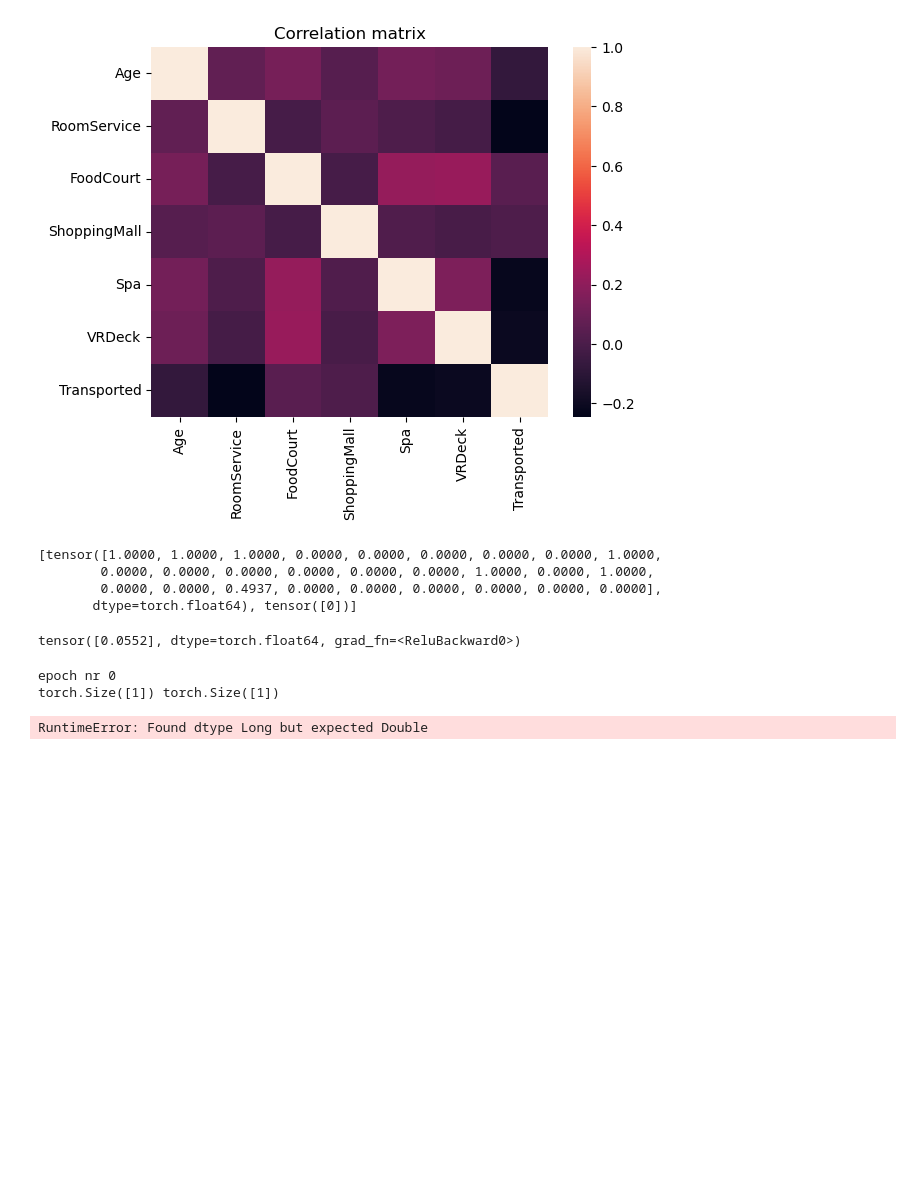
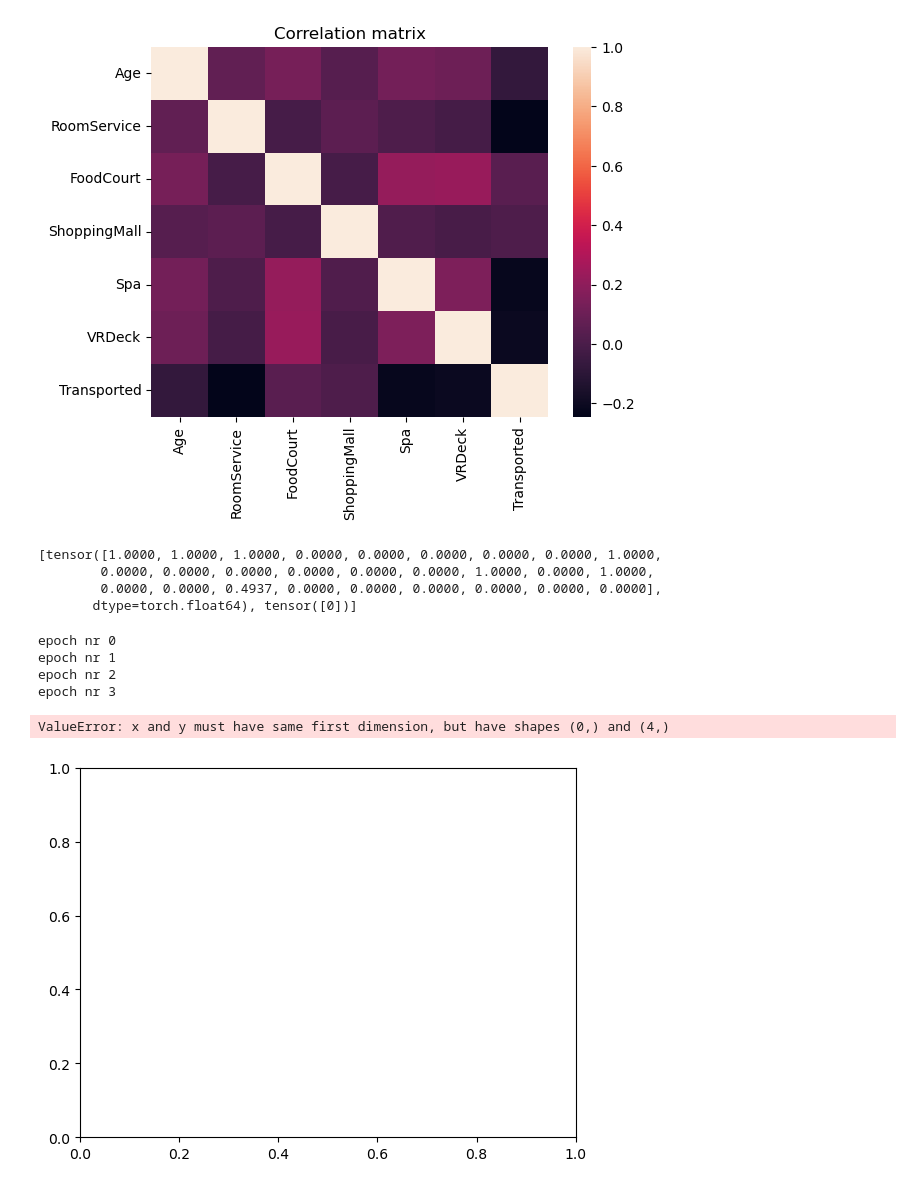
Before and after one commit to chrzanowski000/Space_titanic_project, a Jupyter notebook: main.ipynb, the cells around one changed output. Drawn from its saved outputs; the diff is of its cells as text; code cells hidden in the pictures; blank space fills up the shorter version.

```diff
--- a/main.ipynb
+++ b/main.ipynb
@@ -446,7 +446,7 @@ class Net(torch.nn.Module):
     def forward(self, x):
         y = self.block1(x)
         y = self.block2(y)
-        return y
+        return torch.sigmoid(y)
 #model = Net(10, 100, 80, 100, 1) przykładowe wywolanie
 # %%
 def how_many_ok(predictions, true_data):
@@ -455,7 +455,7 @@ def how_many_ok(predictions, true_data):
         correct = np.count_nonzero(compared == True)
         return correct
 
-def train(network, train_data, test_data, test = False, iter_num = 10):
+def train(network, train_data, test_data, test = False, epoch_num = 10):
 
         # defining our model
 
@@ -473,22 +473,21 @@ def train(network, train_data, test_data, test = False, iter_num = 10):
 
         correct_list = []
 
-        epoch_num = 100
         for epoch in range(epoch_num):
                 print(f'epoch nr {epoch}')
                 for x, y in train_data:
                         optimizer.zero_grad()           # clear gradient of loss function
-                        results = model(x)              # calculate predictions
-                        print(results.shape, y.shape)
+                        x = x.double()
+                        y = y.double()
+                        results = model(x).double()              # calculate predictions
+                        #print(results.shape, y.shape)
                         loss = criterion(results, y)    # calculate loss
                         loss.backward()                 # calculate gradient
                         optimizer.step()                # update parameters
-                '''
-                if epoch % 5:
+
+                if epoch % 1:
                         correct_list.append(how_many_ok(model(test_data[0]), test_data[1]))
-                '''
         # plot loss function on test data
-        '''
         if test:
 
                 wrong_list = [np.shape(test_data)[0] - c for c in correct_list]
@@ -507,18 +506,14 @@ def train(network, train_data, test_data, test = False, iter_num = 10):
                 plt.show()
 
         # and finally
-        '''
         return model
 # %%
 model = Net(27, 100, 80, 100, 1)
-model(train_data[0][0])
-#train(network=network, train_data=A_train_data, test_data=A_test_data, test=False, iter_num=2)fd
+train(network=model, train_data = train_data, test_data=test_data, test = True, epoch_num = 4)
 # %% [output]
-tensor([0.0552], dtype=torch.float64, grad_fn=<ReluBackward0>)
+epoch nr 0
+epoch nr 1
+epoch nr 2
+epoch nr 3
+ValueError: x and y must have same first dimension, but have shapes (0,) and (4,)
+[figure, added]
-# %%
-
-train(network=model, train_data = train_data, test_data=train_data, test = False, iter_num = 10)
-# %% [output]
-epoch nr 0
-torch.Size([1]) torch.Size([1])
-RuntimeError: Found dtype Long but expected Double
```
